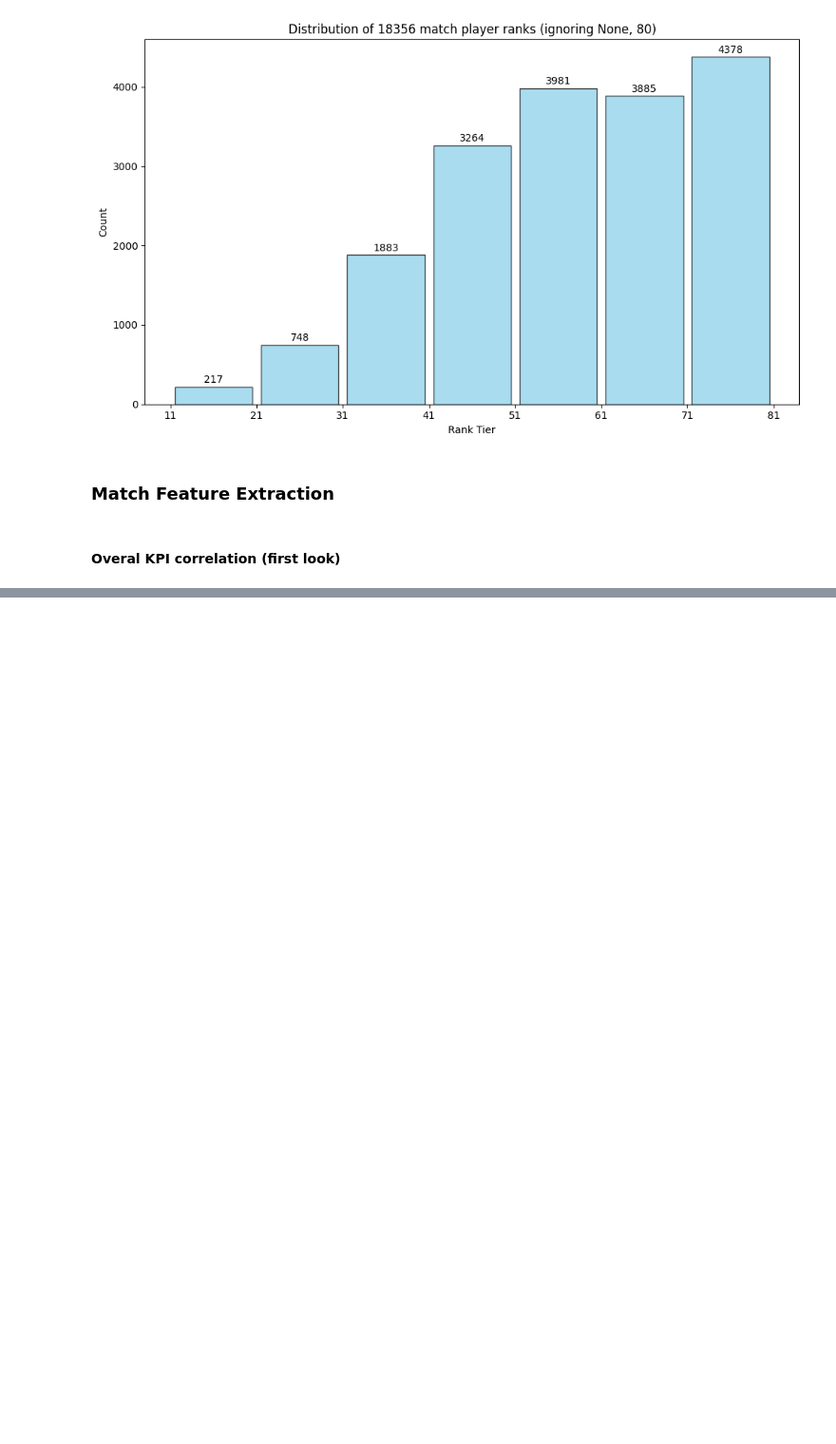
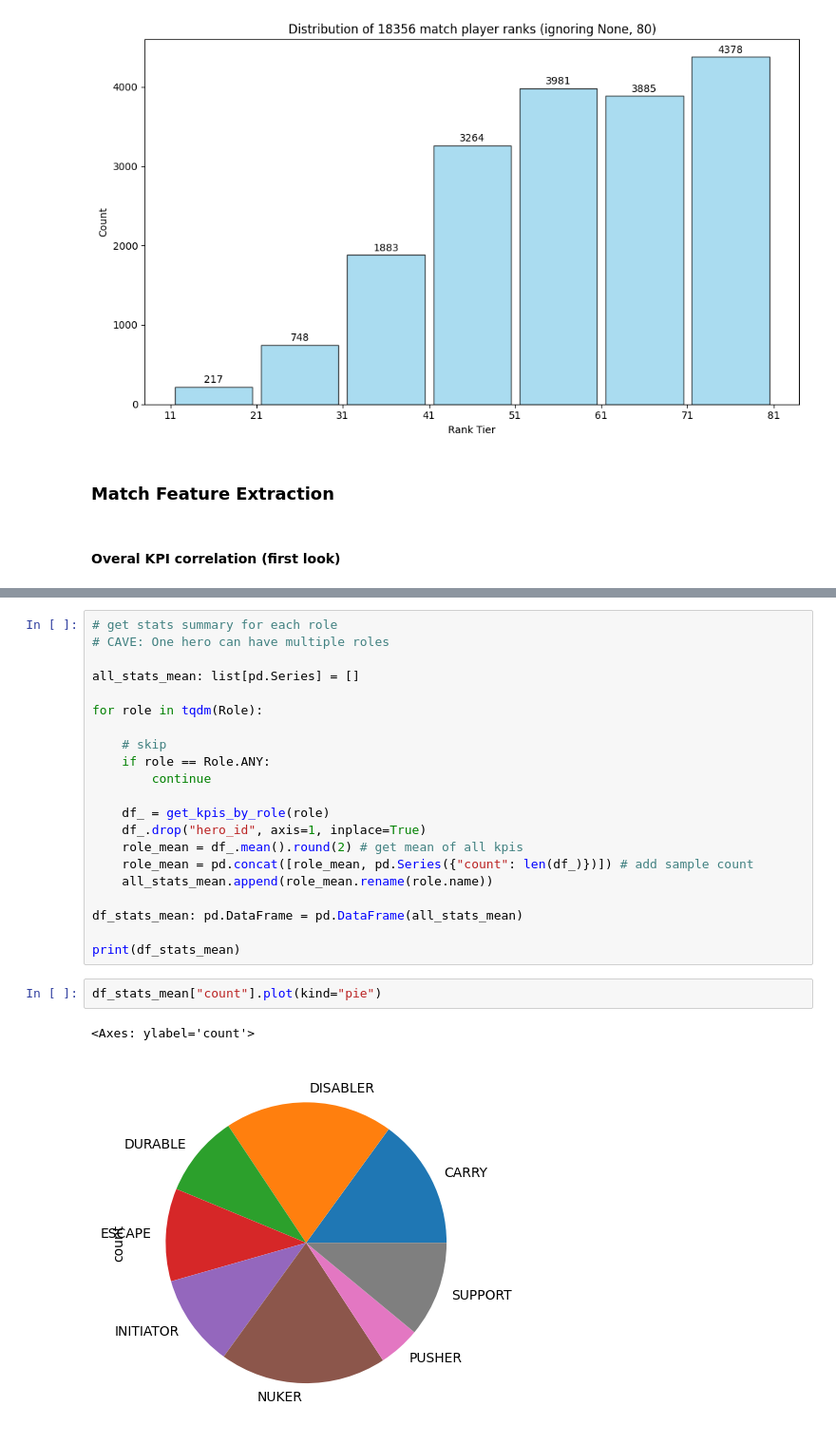
Before and after one commit to batukav/mmr-predictor, a Jupyter notebook: src/mongo_match_eda.ipynb, the cells around one changed output, grey strips where cells are left out. Shown at 95% size. Drawn from its saved outputs; the diff is of its cells as text; blank space fills up the shorter version.

```diff
--- a/src/mongo_match_eda.ipynb
+++ b/src/mongo_match_eda.ipynb
@@ -446,0 +392,26 @@ plt.show()
+# %%
+# get stats summary for each role
+# CAVE: One hero can have multiple roles
+
+all_stats_mean: list[pd.Series] = []
+
+for role in tqdm(Role):
+
+    # skip
+    if role == Role.ANY:
+        continue
+
+    df_ = get_kpis_by_role(role)
+    df_.drop("hero_id", axis=1, inplace=True)
+    role_mean = df_.mean().round(2) # get mean of all kpis
+    role_mean = pd.concat([role_mean, pd.Series({"count": len(df_)})]) # add sample count
+    all_stats_mean.append(role_mean.rename(role.name))
+
+df_stats_mean: pd.DataFrame = pd.DataFrame(all_stats_mean)
+
+print(df_stats_mean)
+# %%
+df_stats_mean["count"].plot(kind="pie")
+# %% [output]
+<Axes: ylabel='count'>
+[figure, added]
```
Also changed, not shown: parts of 8 cells of this notebook.
